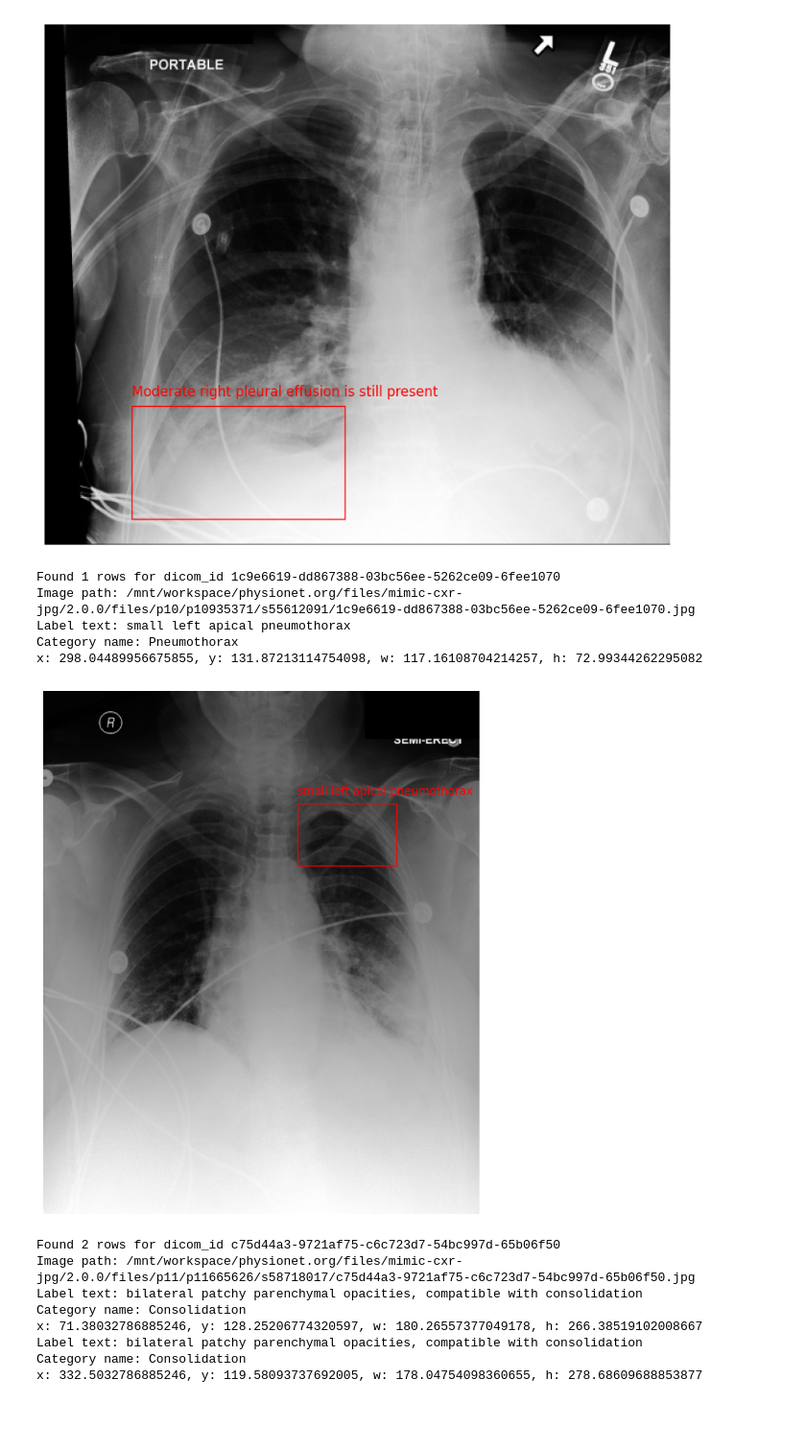
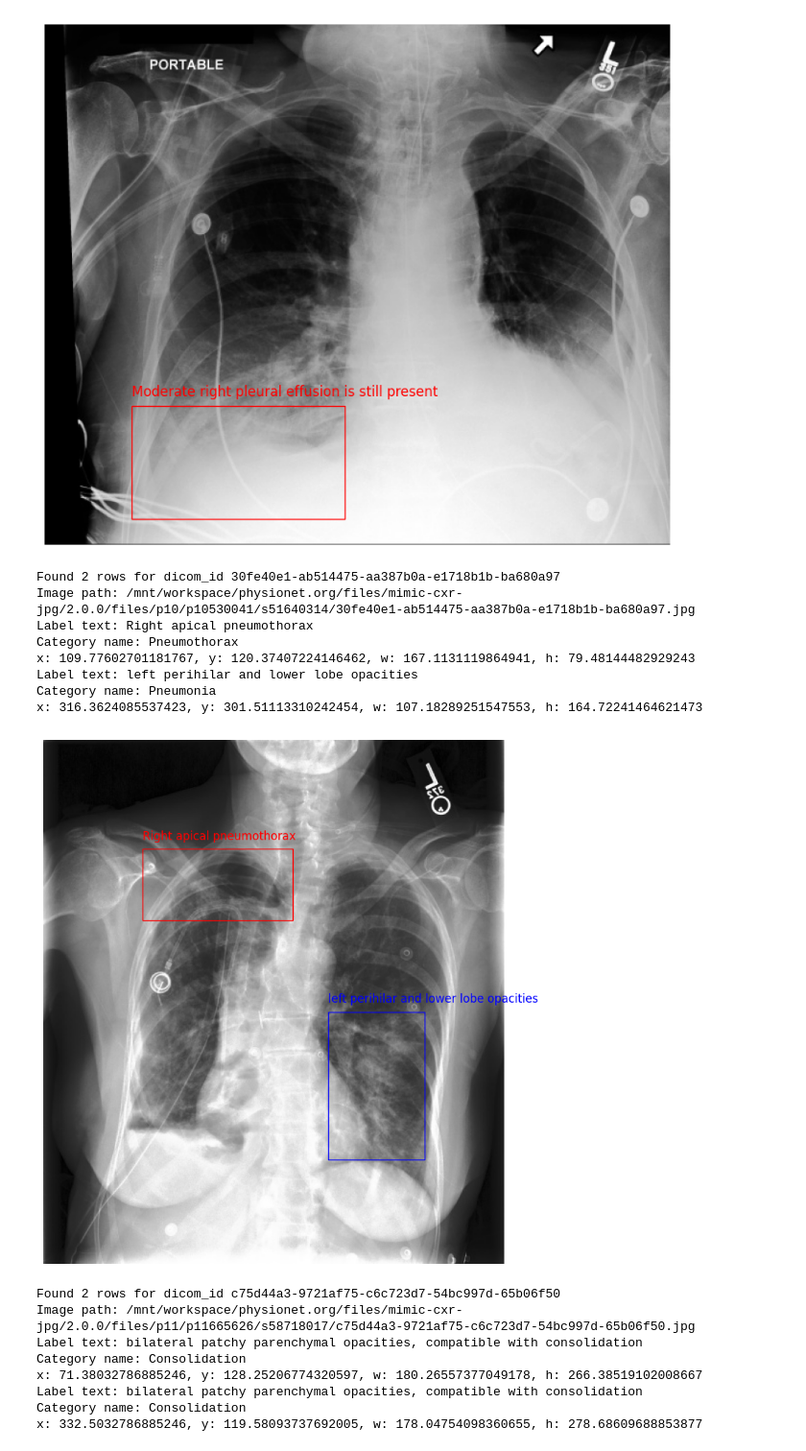
Before and after one commit to PabloMessina/MedVQA, a Jupyter notebook: medvqa/notebooks/datasets/Exploring MS-CXR.ipynb, the cells around one changed output. Shown at 96% size. Cells and saved outputs as stored; diff of their text form; code cells hidden in the pictures; blank space fills up the shorter version.

```diff
--- a/medvqa/notebooks/datasets/Exploring MS-CXR.ipynb
+++ b/medvqa/notebooks/datasets/Exploring MS-CXR.ipynb
@@ -142,14 +142,17 @@ Category name: Pleural Effusion
 x: 84.92473821989529, y: 374.94339622641513, w: 209.89692408376965, h: 110.8930817610063
 [figure]
 # %%
-pgav.visualize_dicom_id('1c9e6619-dd867388-03bc56ee-5262ce09-6fee1070')
+pgav.visualize_dicom_id('30fe40e1-ab514475-aa387b0a-e1718b1b-ba680a97')
 # %% [output]
-Found 1 rows for dicom_id 1c9e6619-dd867388-03bc56ee-5262ce09-6fee1070
-Image path: /mnt/workspace/physionet.org/files/mimic-cxr-jpg/2.0.0/files/p10/p10935371/s55612091/1c9e6619-dd867388-03bc56ee-5262ce09-6fee1070.jpg
-Label text: small left apical pneumothorax
+Found 2 rows for dicom_id 30fe40e1-ab514475-aa387b0a-e1718b1b-ba680a97
+Image path: /mnt/workspace/physionet.org/files/mimic-cxr-jpg/2.0.0/files/p10/p10530041/s51640314/30fe40e1-ab514475-aa387b0a-e1718b1b-ba680a97.jpg
+Label text: Right apical pneumothorax
 Category name: Pneumothorax
-x: 298.04489956675855, y: 131.87213114754098, w: 117.16108704214257, h: 72.99344262295082
+x: 109.77602701181767, y: 120.37407224146462, w: 167.1131119864941, h: 79.48144482929243
+Label text: left perihilar and lower lobe opacities
+Category name: Pneumonia
+x: 316.3624085537423, y: 301.51113310242454, w: 107.18289251547553, h: 164.72241464621473
-[figure, old version]
+[figure, new version]
 # %%
 pgav.visualize_dicom_id('c75d44a3-9721af75-c6c723d7-54bc997d-65b06f50')
 # %% [output]
```
Also changed, not shown: 34 other files.
